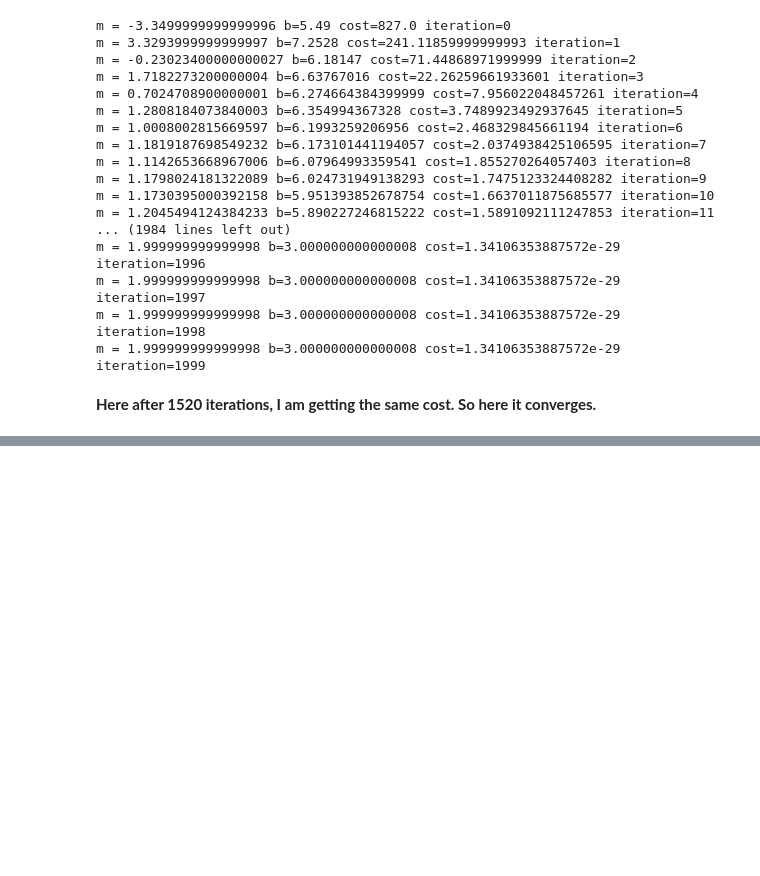
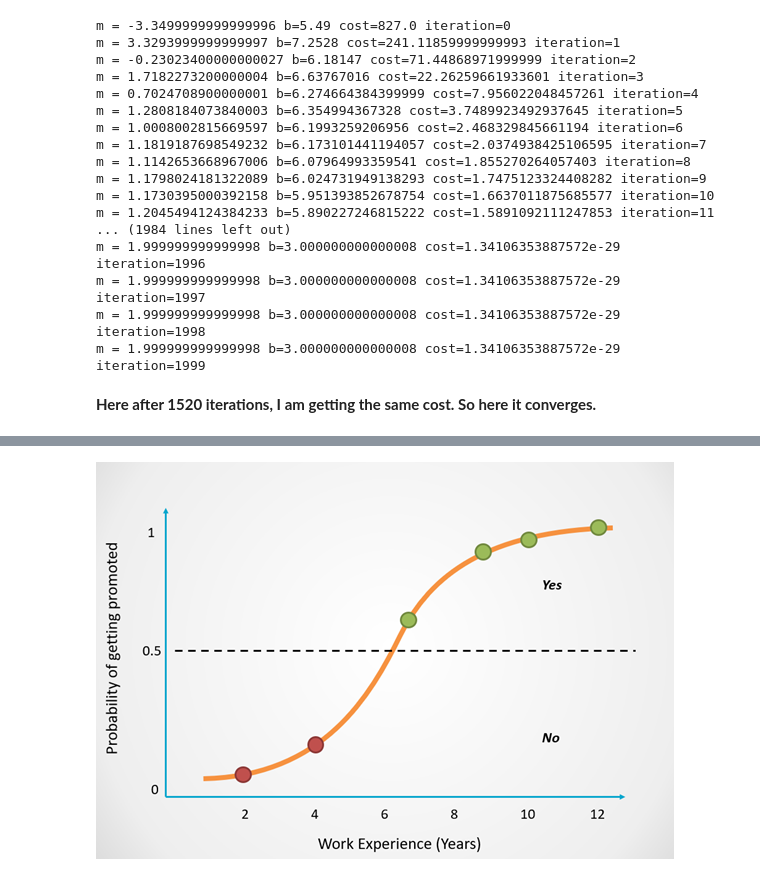
Before and after one commit to Numanur/data-science-ml, a Jupyter notebook: basic_machine_learning.ipynb, the cells around one changed output, grey strips where cells are left out. Cells and saved outputs as stored; diff of their text form; code cells hidden in the pictures; blank space fills up the shorter version.

Commit message:
Logistic Regression

```diff
--- a/basic_machine_learning.ipynb
+++ b/basic_machine_learning.ipynb
@@ -59,0 +75,5 @@ m = 1.999999999999998 b=3.000000000000008 cost=1.34106353887572e-29 iteration=19
+# %%
+from IPython.display import Image, display
+display(Image('/content/drive/MyDrive/Colab Datasets/images/logistic.png'))
+# %% [output]
+[figure, added]
```
Also changed, not shown: parts of 12 cells of this notebook.
